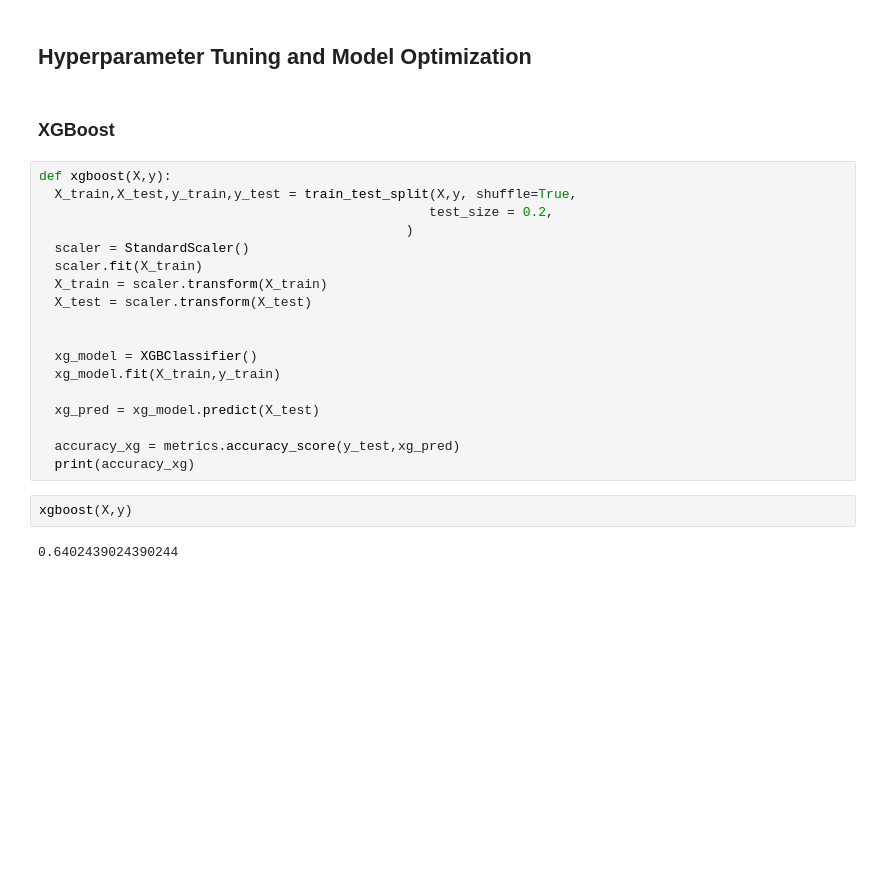
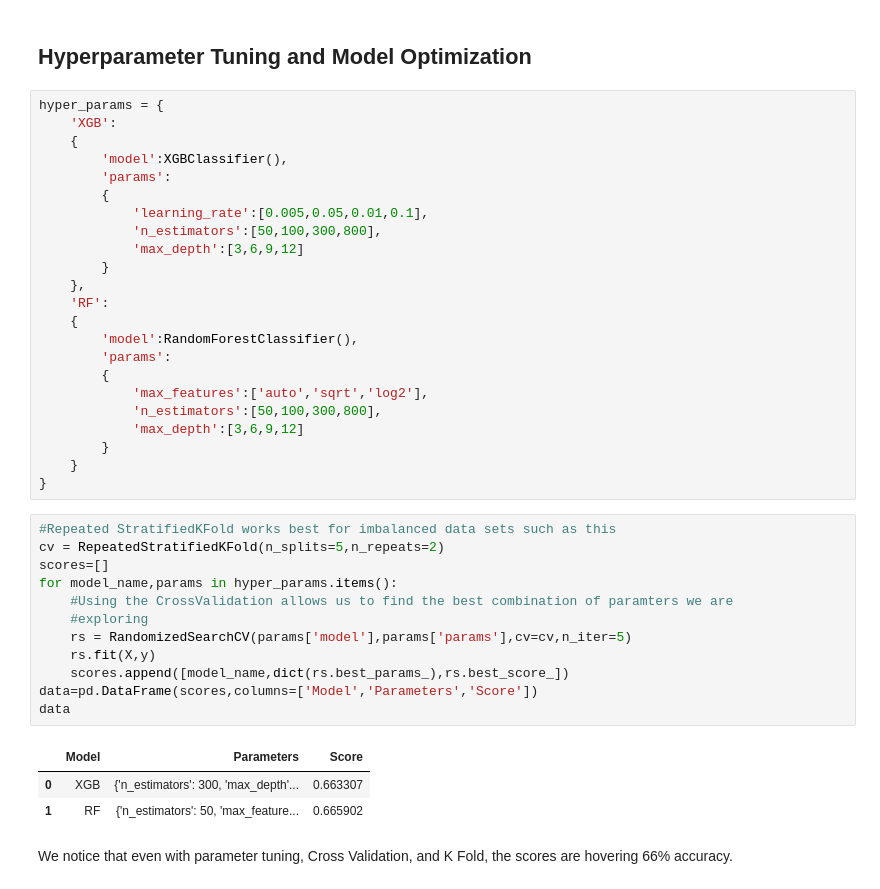
Before and after one commit to Kaivan-Khazeni/Analysis_1_Change_Later, a Jupyter notebook: Water_Quality_Models.ipynb, the cells around one changed output. Saved outputs shown, nothing was run; the diff lists cells and outputs as text; blank space fills up the shorter version.

```diff
--- a/Water_Quality_Models.ipynb
+++ b/Water_Quality_Models.ipynb
@@ -375,26 +379,43 @@ In this case, I will continue with the top 3 from the scaling results
 # %% [markdown]
 ## Hyperparameter Tuning and Model Optimization
-# %% [markdown]
-### XGBoost
-# %%
-def xgboost(X,y):
-  X_train,X_test,y_train,y_test = train_test_split(X,y, shuffle=True,
-                                                  test_size = 0.2,
-                                               )
-  scaler = StandardScaler()
-  scaler.fit(X_train)
-  X_train = scaler.transform(X_train)
-  X_test = scaler.transform(X_test)
-
-
-  xg_model = XGBClassifier()
-  xg_model.fit(X_train,y_train)
-
-  xg_pred = xg_model.predict(X_test)
-
-  accuracy_xg = metrics.accuracy_score(y_test,xg_pred)
-  print(accuracy_xg)
-# %%
-xgboost(X,y)
-# %% [output]
-0.6402439024390244
+# %%
+hyper_params = {
+    'XGB':
+    {
+        'model':XGBClassifier(),
+        'params':
+        {
+            'learning_rate':[0.005,0.05,0.01,0.1],
+            'n_estimators':[50,100,300,800],
+            'max_depth':[3,6,9,12]
+        }
+    },
+    'RF':
+    {
+        'model':RandomForestClassifier(),
+        'params':
+        {
+            'max_features':['auto','sqrt','log2'],
+            'n_estimators':[50,100,300,800],
+            'max_depth':[3,6,9,12]
+        }
+    }
+}
+# %%
+#Repeated StratifiedKFold works best for imbalanced data sets such as this
+cv = RepeatedStratifiedKFold(n_splits=5,n_repeats=2)
+scores=[]
+for model_name,params in hyper_params.items():
+    #Using the CrossValidation allows us to find the best combination of paramters we are
+    #exploring
+    rs = RandomizedSearchCV(params['model'],params['params'],cv=cv,n_iter=5)
+    rs.fit(X,y)
+    scores.append([model_name,dict(rs.best_params_),rs.best_score_])
+data=pd.DataFrame(scores,columns=['Model','Parameters','Score'])
+data
+# %% [output]
+|  | Model | Parameters | Score |
+| 0 | XGB | {'n_estimators': 300, 'max_depth'... | 0.663307 |
+| 1 | RF | {'n_estimators': 50, 'max_feature... | 0.665902 |
+# %% [markdown]
+We notice that even with parameter tuning, Cross Validation, and K Fold, the scores are hovering 66% accuracy.
```
Also changed, not shown: parts of 8 cells of this notebook.
